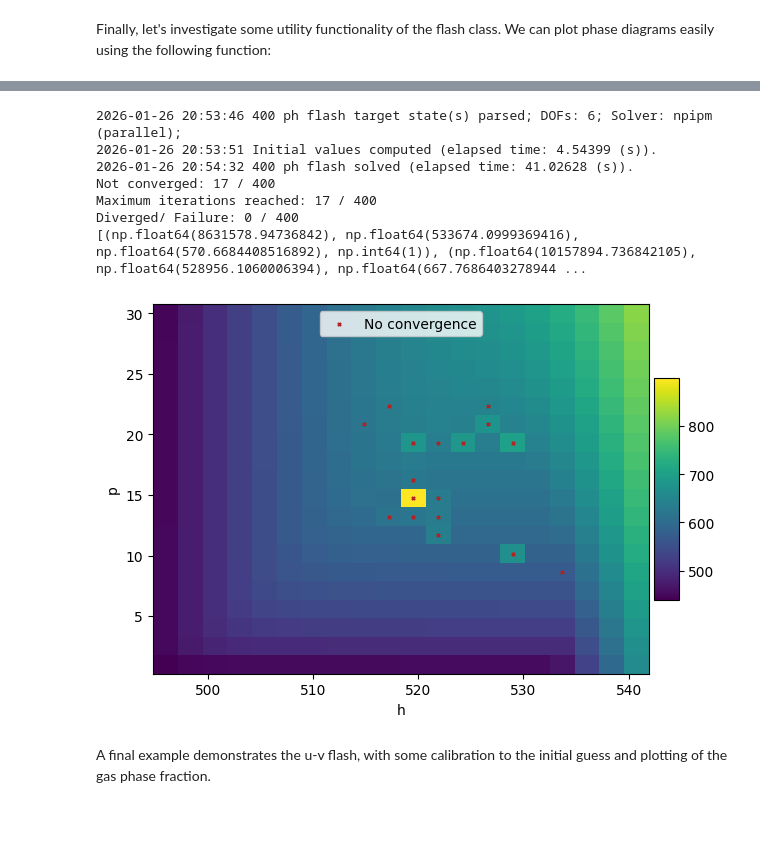
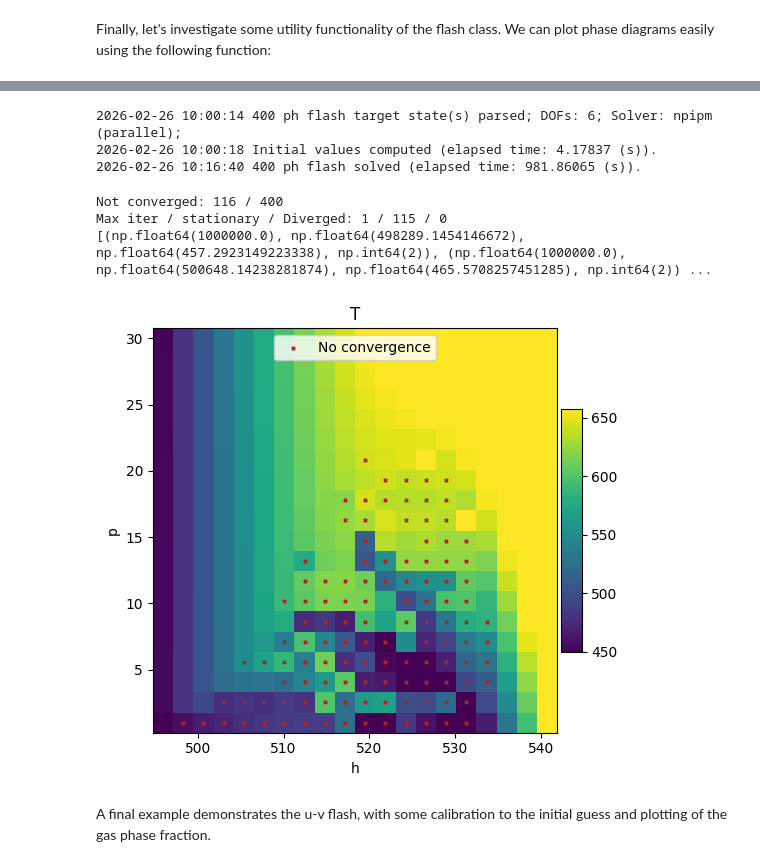
Before and after one commit to pmgbergen/porepy, a Jupyter notebook: tutorials/flash.ipynb, the cells around one changed output, grey strips where cells are left out. Drawn from its saved outputs; the diff is of its cells as text; code cells hidden in the pictures; blank space fills up the shorter version.

Commit message:
MOD: Simplifying various parts of the flash code. NPIPM WIP.

```diff
--- a/tutorials/flash.ipynb
+++ b/tutorials/flash.ipynb
@@ -280,21 +281,22 @@ If the mixture is changed in terms of components, phases or parameters, it must
 Let us now use the flash to compute some results.
 The base interface is as follows:
 # %%
-p = 1e7  # Pa
-T = 400.0  # K
+p = 2e7  # Pa
+T = 300.0  # K
 z = [0.9, 0.1]  # overall molar fractions, in the order of components
 
 params = {
     "solver": "npipm",
     "mode": "sequential",
-    "gen_arg_params": [1e-4],
-    "phase_property_params": [0.0, 0.0],
-    "solver_params": {
+    "gen_arg_params": [1e-4, 1e-2],  # Parameters for EoS during flash for smoothing.
+    "phase_property_params": [0.0, 0.0],  # Parameters for EoS when doing final eval.
+    "solver_params": {  # Example solver params, reflecting default options.
         "max_iterations": 100,
-        "tolerance": 1e-7,
-        "npipm_penalty_cc": 10.0,
-        "npipm_penalty_neg": 10.0,
-        "armijo_step_size": 0.95,
+        "atol_res": 1e-7,
+        "npipm_penalty_cc": 1.0,
+        "npipm_penalty_neg": 1.0,
+        "armijo_step_size": 0.99,
+        "armijo_decline": 0.495,
     },
 }
 
@@ -516,55 +554,56 @@ We can also use the mixture to plot the ph-diagram for almost pure water, and in
 # %%
 h = np.linspace(result_pT.h.min(), result_pT.h.max(), N)
 
-params["solver_params"]["npipm_penalty_neg"] = 1.0
-params["solver_params"]["anderson_acceleration"] = 0
-
 # The temperature DOF is challenging, as it operates on other scales than the fractions.
 # We can do some right-preconditioning and damping to help with convergence.
-# Precondition by reducing temperature using the maximum critical temperature.
+# We precondition by reducing temperature using the maximum critical temperature.
 # Allow only damped updates corresponding to 10% of the critical temperature.
-# This are defaults for non-isothermal specs in PersistentVariableFlash.
 params["solver_params"]["rpc_T"] = h2o.critical_temperature
-params["solver_params"]["rpc_T_damp"] = 0.1
+params["solver_params"]["rpc_T_chop"] = 0.1
+# params["solver_params"]["trustregion_delta"] = 0.5
 
 fig_ph, result_ph = flash1.plot_phase_diagram(
     pc.FlashSpec.ph,
     p,
     h,
-    # [0.9999, 0.0001],
-    z,
+    [0.999, 0.001],
+    # z,
     "T",
     params=params,
     ytransform=lambda y: y * 1e-6,  # Convert Pa to MPa
     xtransform=lambda x: x * 1e-3,  # Convert J to kJ
+    # Clip unfeasible results, convergence will be indicated separately.
+    vtransform=lambda x: np.clip(x, result_pT.T.min(), result_pT.T.max()),
     show_not_converged=True,
 )
 
 not_converged = ~result_ph.converged
 if np.any(not_converged):
-    NN = int(N**2)
-    report = [
-        (p_, h_, T_, e)
-        for p_, h_, T_, e in zip(
-            result_ph.p[not_converged],
-            np.meshgrid(h, p)[0].flatten()[not_converged],
-            result_ph.T[not_converged],
-            result_ph.exitcode[not_converged],
+    print(f"Not converged: {not_converged.sum()} / {N**2}")
+    print(
+        "Max iter / stationary / Diverged:",
+        result_ph.max_iter_reached.sum(), "/",
+        result_ph.stationary.sum(), "/",
+        (result_ph.exitcode >= 3).sum(),
+    )
+    print(
+        list(
+            zip(
+                result_ph.p[not_converged],
+                np.meshgrid(h, p)[0].flatten()[not_converged],
+                result_ph.T[not_converged],
+                result_ph.exitcode[not_converged],
+            )
         )
-    ]
-    print(f"Not converged: {not_converged.sum()} / {NN}")
-    print(f"Maximum iterations reached: {result_ph.max_iter_reached.sum()} / {NN}")
-    print(f"Diverged/ Failure: {(result_ph.exitcode >= 2).sum()} / {NN}")
-    print(report)
+    )
 # %% [output]
-2026-01-26 20:53:46 400 ph flash target state(s) parsed; DOFs: 6; Solver: npipm (parallel);
-2026-01-26 20:53:51 Initial values computed (elapsed time: 4.54399 (s)).
-2026-01-26 20:54:32 400 ph flash solved (elapsed time: 41.02628 (s)).
-Not converged: 17 / 400
-Maximum iterations reached: 17 / 400
-Diverged/ Failure: 0 / 400
-[(np.float64(8631578.94736842), np.float64(533674.0999369416), np.float64(570.6684408516892), np.int64(1)), (np.float64(10157894.736842105), np.float64(528956.1060006394), np.float64(667.7686403278944 ...
+2026-02-26 10:00:14 400 ph flash target state(s) parsed; DOFs: 6; Solver: npipm (parallel);
+2026-02-26 10:00:18 Initial values computed (elapsed time: 4.17837 (s)).
+2026-02-26 10:16:40 400 ph flash solved (elapsed time: 981.86065 (s)).
+Not converged: 116 / 400
+Max iter / stationary / Diverged: 1 / 115 / 0
+[(np.float64(1000000.0), np.float64(498289.1454146672), np.float64(457.2923149223338), np.int64(2)), (np.float64(1000000.0), np.float64(500648.14238281874), np.float64(465.5708257451285), np.int64(2)) ...
-[figure, old version]
+[figure, new version]
 # %% [markdown]
 A final example demonstrates the u-v flash, with some calibration to the initial guess and plotting of the gas phase fraction.
 # %%
```
Also changed, not shown: parts of 16 cells of this notebook, 17 other files.
